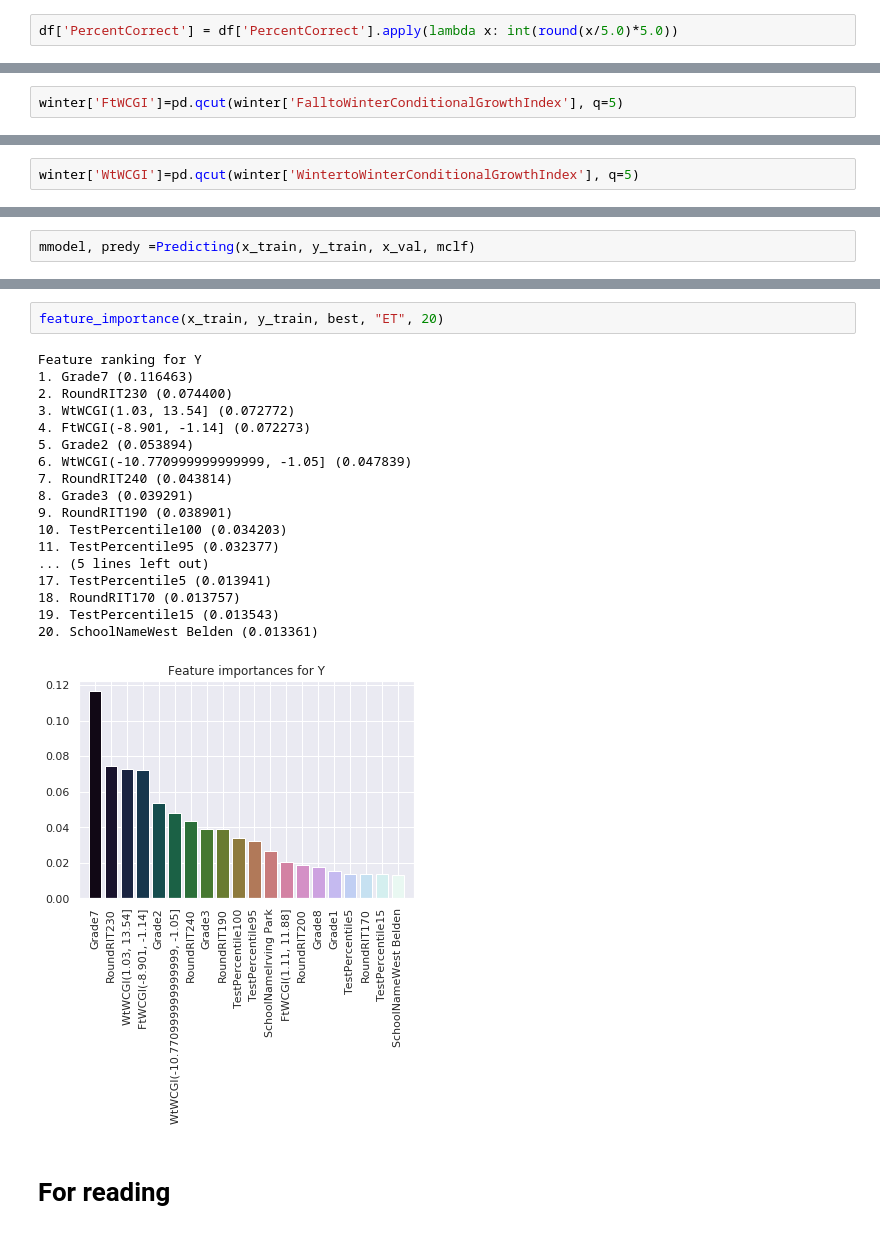
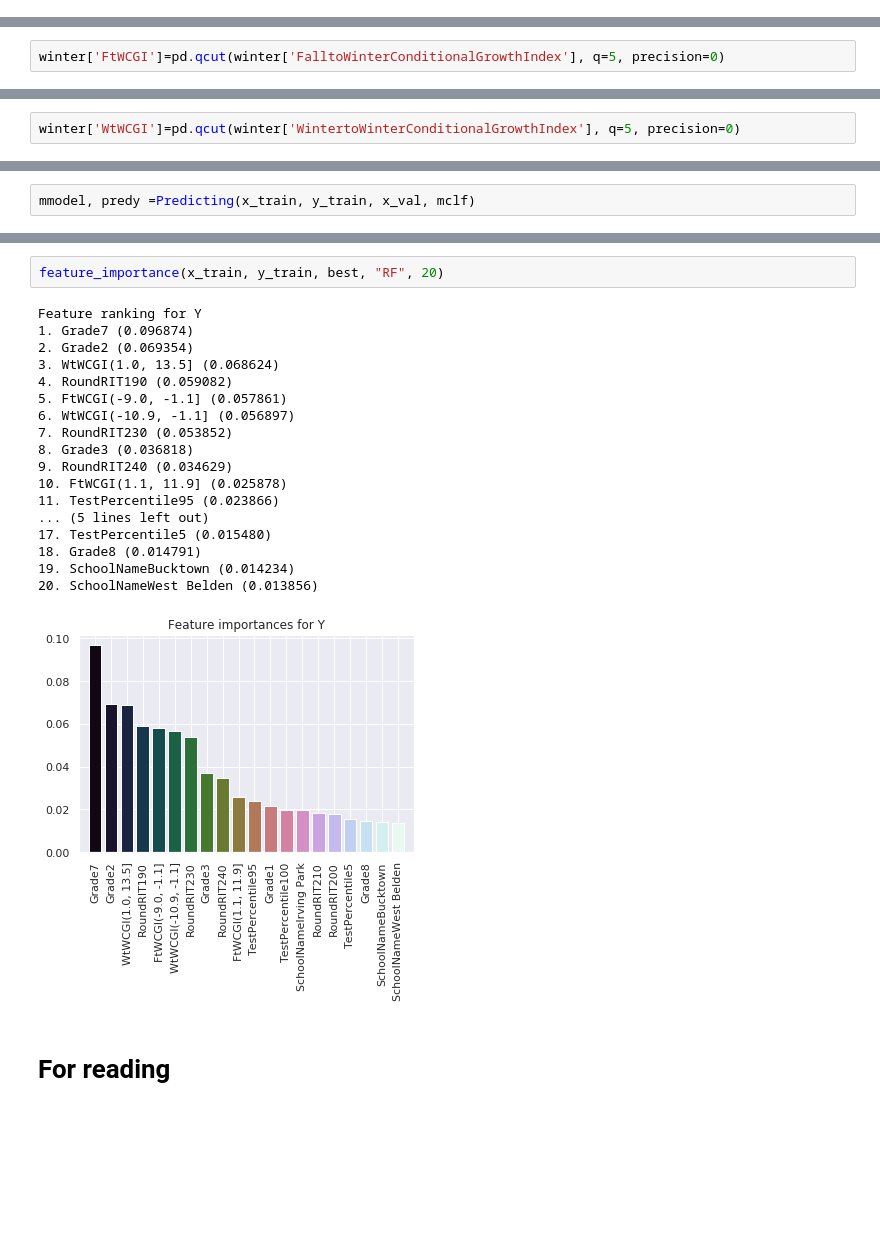
Before and after one commit to tianchu-shu/DataMade, a Jupyter notebook: Predicting_SpringCGP.ipynb, the cells around one changed output, grey strips where cells are left out. Cells and saved outputs as stored; diff of their text form; blank space fills up the shorter version.

```diff
--- a/Predicting_SpringCGP.ipynb
+++ b/Predicting_SpringCGP.ipynb
@@ -59,14 +65,12 @@ df['RoundRIT'] = df['TestRITScore'].apply(lambda x: int(round(x/10.0)*10.0))
 # %%
 #round the testPercentile/PercentCorrect to nearest 5
 df['TestPercentile'] = df['TestPercentile'].apply(lambda x: int(round(x/5.0)*5.0))
-# %%
-df['PercentCorrect'] = df['PercentCorrect'].apply(lambda x: int(round(x/5.0)*5.0))
 # %%
 spring = df[df['TermName'].str.contains("Spring")]
 # %%
 winter = df[df['TermName'].str.contains("Winter")]
 # %%
-winter['FtWCGI']=pd.qcut(winter['FalltoWinterConditionalGrowthIndex'], q=5)
+winter['FtWCGI']=pd.qcut(winter['FalltoWinterConditionalGrowthIndex'], q=5, precision=0)
 # %% [output]
 A value is trying to be set on a copy of a slice from a DataFrame.
 Try using .loc[row_indexer,col_indexer] = value instead
@@ -74,7 +78,7 @@ Try using .loc[row_indexer,col_indexer] = value instead
 See the caveats in the documentation: http://pandas.pydata.org/pandas-docs/stable/user_guide/indexing.html#returning-a-view-versus-a-copy
   """Entry point for launching an IPython kernel.
 # %%
-winter['WtWCGI']=pd.qcut(winter['WintertoWinterConditionalGrowthIndex'], q=5)
+winter['WtWCGI']=pd.qcut(winter['WintertoWinterConditionalGrowthIndex'], q=5, precision=0)
 # %% [output]
 A value is trying to be set on a copy of a slice from a DataFrame.
 Try using .loc[row_indexer,col_indexer] = value instead
@@ -436,26 +442,26 @@ Successfully built shap
 Installing collected packages: shap
 Successfully installed shap-0.35.0
 # %%
-feature_importance(x_train, y_train, best, "ET", 20)
+feature_importance(x_train, y_train, best, "RF", 20)
 # %% [output]
 Feature ranking for Y
-1. Grade7 (0.116463)
-2. RoundRIT230 (0.074400)
-3. WtWCGI(1.03, 13.54] (0.072772)
-4. FtWCGI(-8.901, -1.14] (0.072273)
-5. Grade2 (0.053894)
-6. WtWCGI(-10.770999999999999, -1.05] (0.047839)
-7. RoundRIT240 (0.043814)
-8. Grade3 (0.039291)
-9. RoundRIT190 (0.038901)
-10. TestPercentile100 (0.034203)
-11. TestPercentile95 (0.032377)
+1. Grade7 (0.096874)
+2. Grade2 (0.069354)
+3. WtWCGI(1.0, 13.5] (0.068624)
+4. RoundRIT190 (0.059082)
+5. FtWCGI(-9.0, -1.1] (0.057861)
+6. WtWCGI(-10.9, -1.1] (0.056897)
+7. RoundRIT230 (0.053852)
+8. Grade3 (0.036818)
+9. RoundRIT240 (0.034629)
+10. FtWCGI(1.1, 11.9] (0.025878)
+11. TestPercentile95 (0.023866)
 ... (5 lines left out)
-17. TestPercentile5 (0.013941)
-18. RoundRIT170 (0.013757)
-19. TestPercentile15 (0.013543)
-20. SchoolNameWest Belden (0.013361)
+17. TestPercentile5 (0.015480)
+18. Grade8 (0.014791)
+19. SchoolNameBucktown (0.014234)
+20. SchoolNameWest Belden (0.013856)
-[figure, old version]
+[figure, new version]
 # %% [markdown]
 # For reading
 # %%
```
Also changed, not shown: parts of 42 cells of this notebook.
